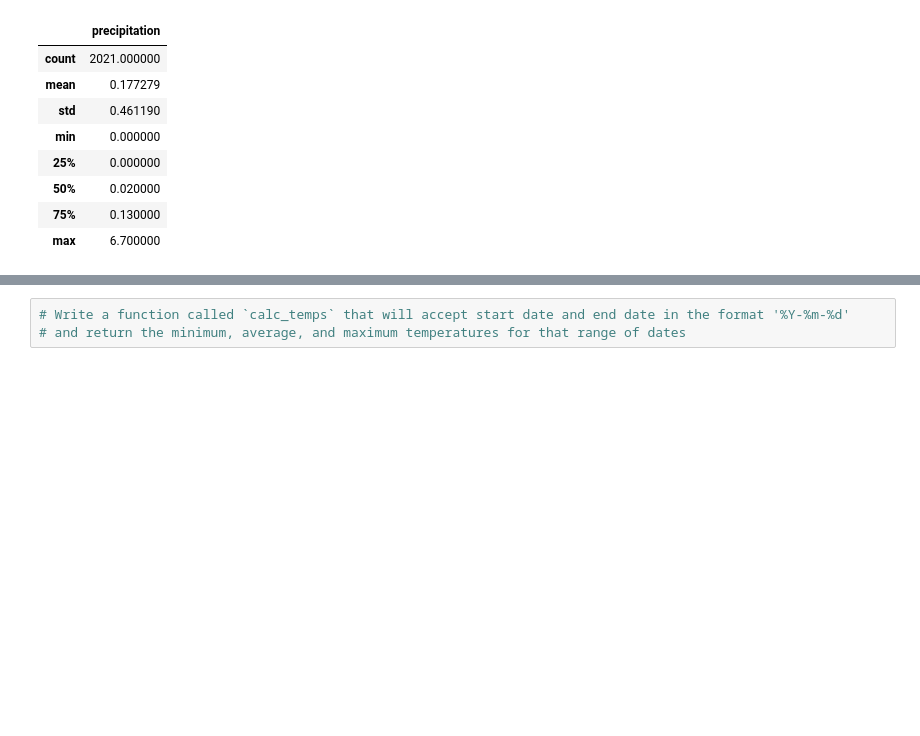
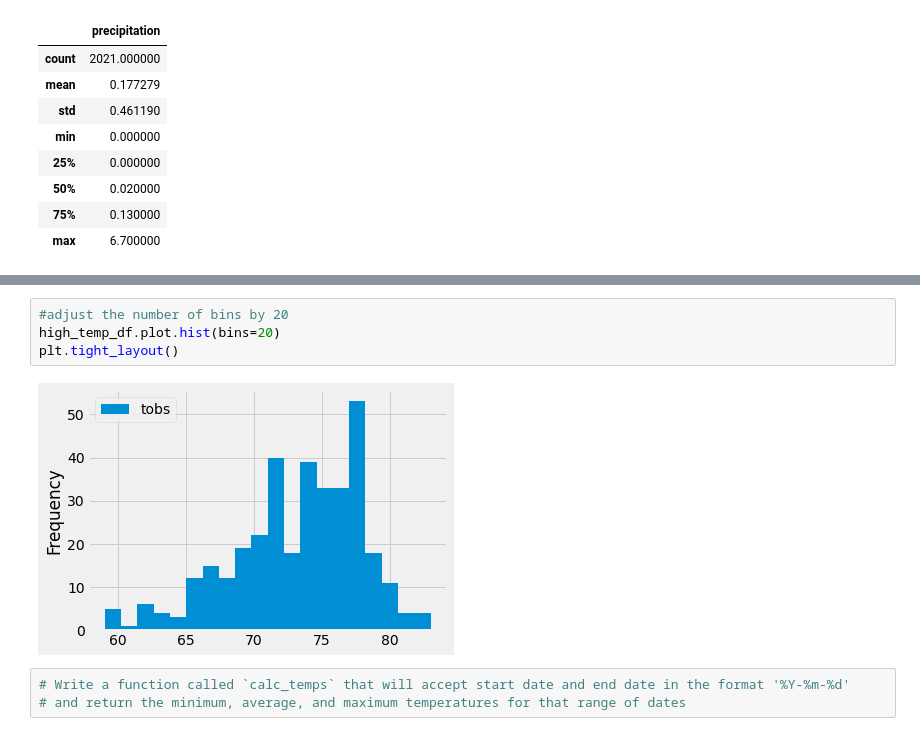
Before and after one commit to michalyn97/Surfs_Up, a Jupyter notebook: Class Material/climate_analysis.ipynb, the cells around one changed output, grey strips where cells are left out. Saved outputs shown, nothing was run; the diff lists cells and outputs as text; blank space fills up the shorter version.

```diff
--- a/Class Material/climate_analysis.ipynb
+++ b/Class Material/climate_analysis.ipynb
@@ -144,3 +199,9 @@ results_df.describe()
+# %%
+#adjust the number of bins by 20
+high_temp_df.plot.hist(bins=20)
+plt.tight_layout()
+# %% [output]
+[figure, added]
 # %%
 # Write a function called `calc_temps` that will accept start date and end date in the format '%Y-%m-%d'
 # and return the minimum, average, and maximum temperatures for that range of dates
```
Also changed, not shown: parts of 7 cells of this notebook.
